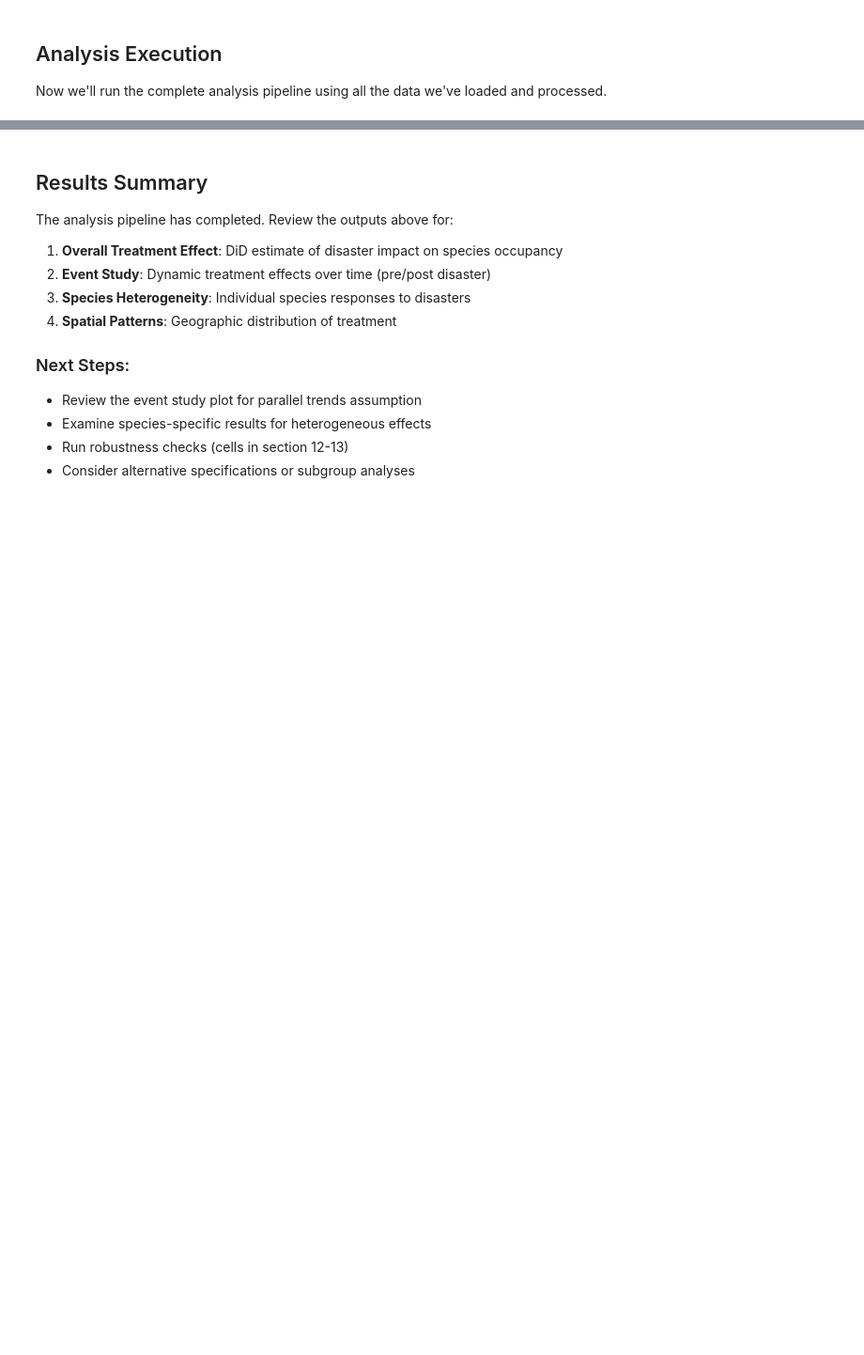
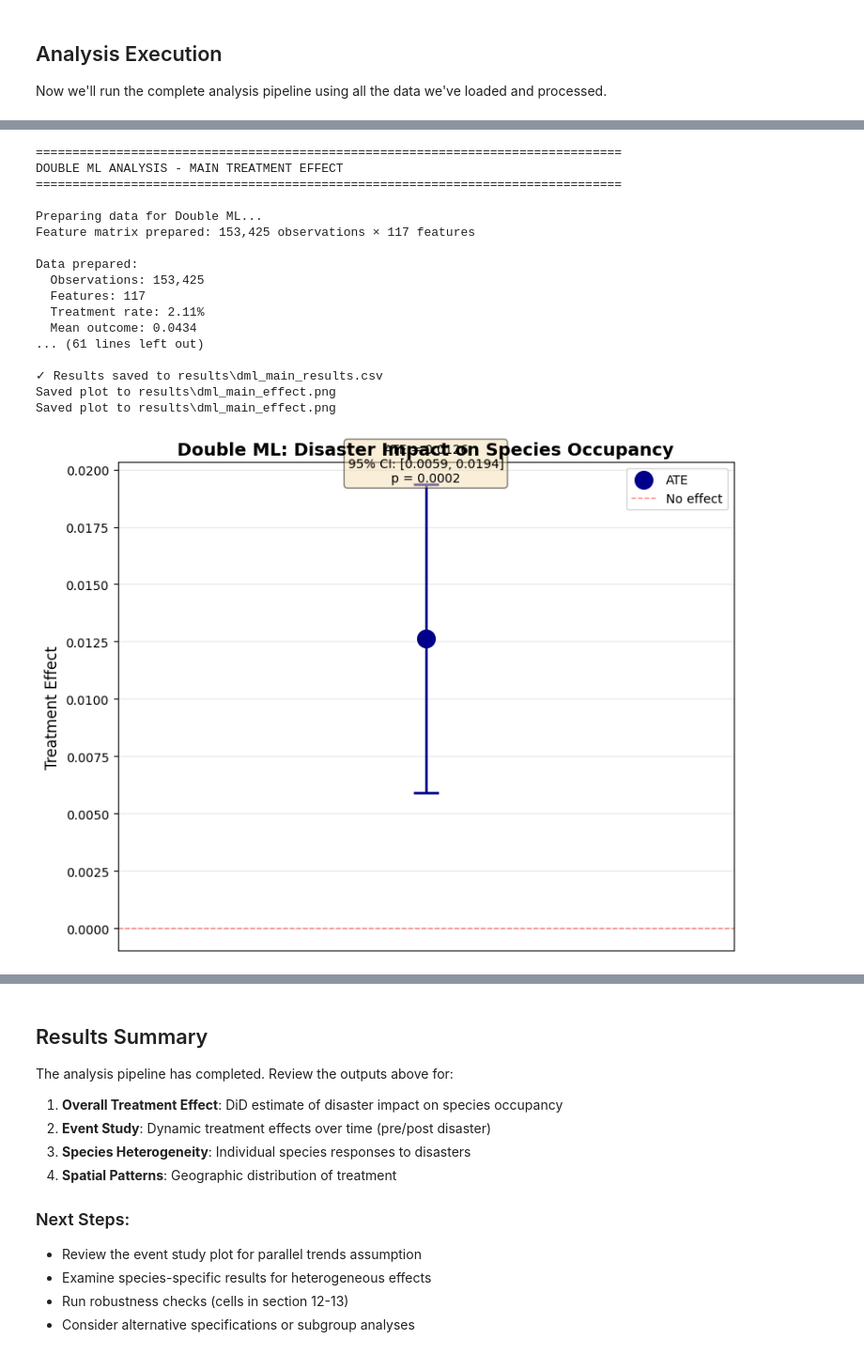
Before and after one commit to LoremIpsum-ADA/implementation-v2, a Jupyter notebook: endangered_asia_pipeline.ipynb, the cells around one changed output, grey strips where cells are left out. Shown at 94% size. Saved outputs shown, nothing was run; the diff lists cells and outputs as text; code cells hidden in the pictures; blank space fills up the shorter version.

```diff
--- a/endangered_asia_pipeline.ipynb
+++ b/endangered_asia_pipeline.ipynb
@@ -1770,0 +2717,61 @@ else:
+# %%
+# Step DML-1: Main Double ML Treatment Effect
+print("\n" + "="*80)
+print("DOUBLE ML ANALYSIS - MAIN TREATMENT EFFECT")
+print("="*80)
+
+if 'panel_df' in locals():
+    # Prepare features and outcome
+    print("\nPreparing data for Double ML...")
+    X, feature_names = prepare_dml_features(panel_df)
+    Y = panel_df['occupancy'].values
+    D = panel_df['treated'].values
+
+    print(f"\nData prepared:")
+    print(f"  Observations: {len(Y):,}")
+    print(f"  Features: {X.shape[1]}")
+    print(f"  Treatment rate: {D.mean()*100:.2f}%")
+    print(f"  Mean outcome: {Y.mean():.4f}")
+
+    # Run Double ML
+    dml_main = double_ml_ate(
+        Y, D, X,
+        n_folds=CONFIG['n_folds'],
+        ml_model=CONFIG['ml_model']
+    )
+
+    if dml_main is not None:
+        # Save results
+        dml_results_path = CONFIG['results_dir'] / 'dml_main_results.csv'
+        pd.DataFrame([dml_main]).to_csv(dml_results_path, index=False)
+        print(f"\n✓ Results saved to {dml_results_path}")
+
+        # Plot
+        plot_dml_results(
+            dml_main,
+            title='Double ML: Disaster Impact on Species Occupancy',
+            save_path=CONFIG['results_dir'] / 'dml_main_effect.png'
+        )
+    else:
+        print("\n⚠ Double ML estimation failed")
+else:
+    print("ERROR: Analysis panel not found. Run previous steps first.")
+# %% [output]
+================================================================================
+DOUBLE ML ANALYSIS - MAIN TREATMENT EFFECT
+================================================================================
+
+Preparing data for Double ML...
+Feature matrix prepared: 153,425 observations × 117 features
+
+Data prepared:
+  Observations: 153,425
+  Features: 117
+  Treatment rate: 2.11%
+  Mean outcome: 0.0434
+... (61 lines left out)
+
+✓ Results saved to results\dml_main_results.csv
+Saved plot to results\dml_main_effect.png
+Saved plot to results\dml_main_effect.png
+[figure, added]
```
Also changed, not shown: parts of 41 cells of this notebook, 22 other files.
